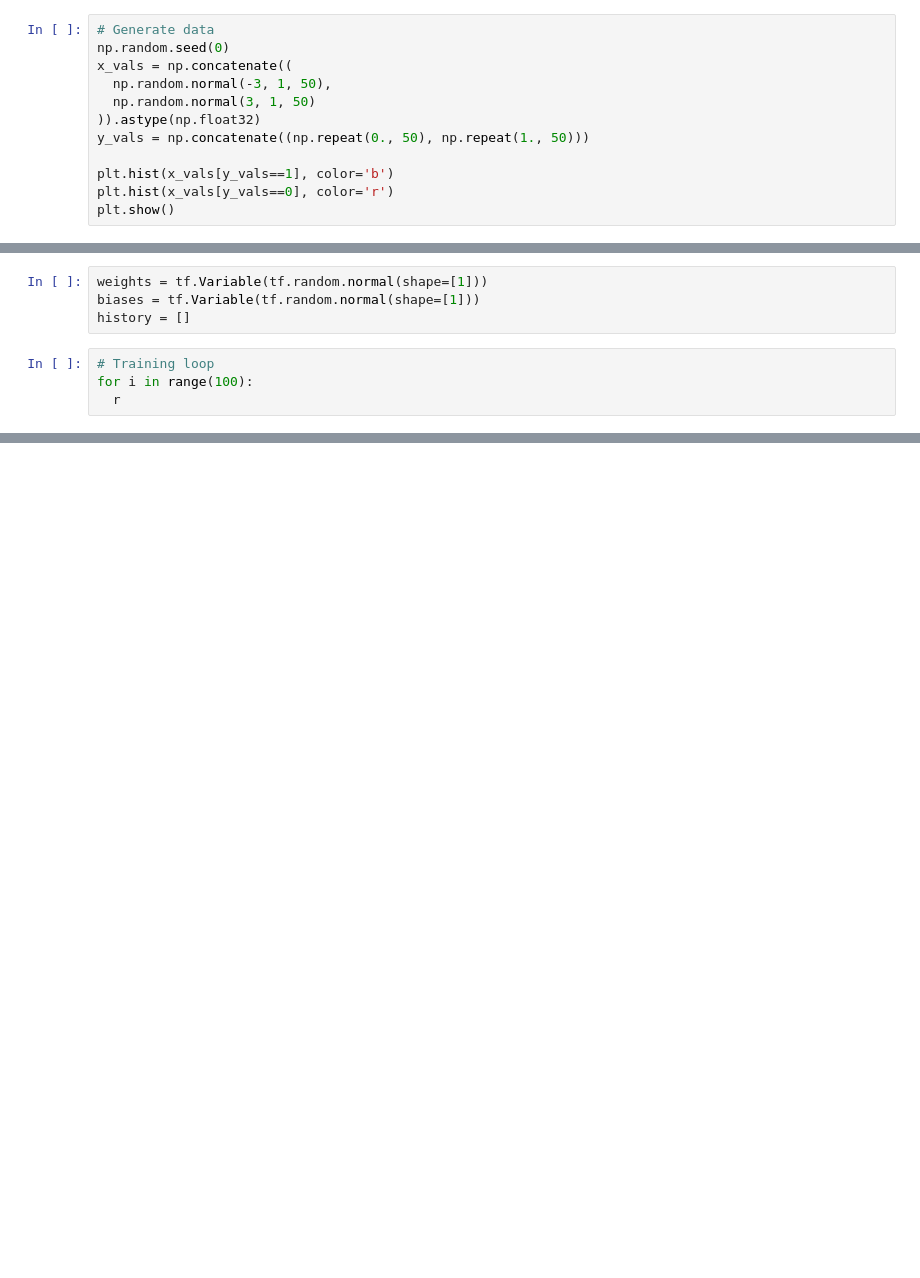
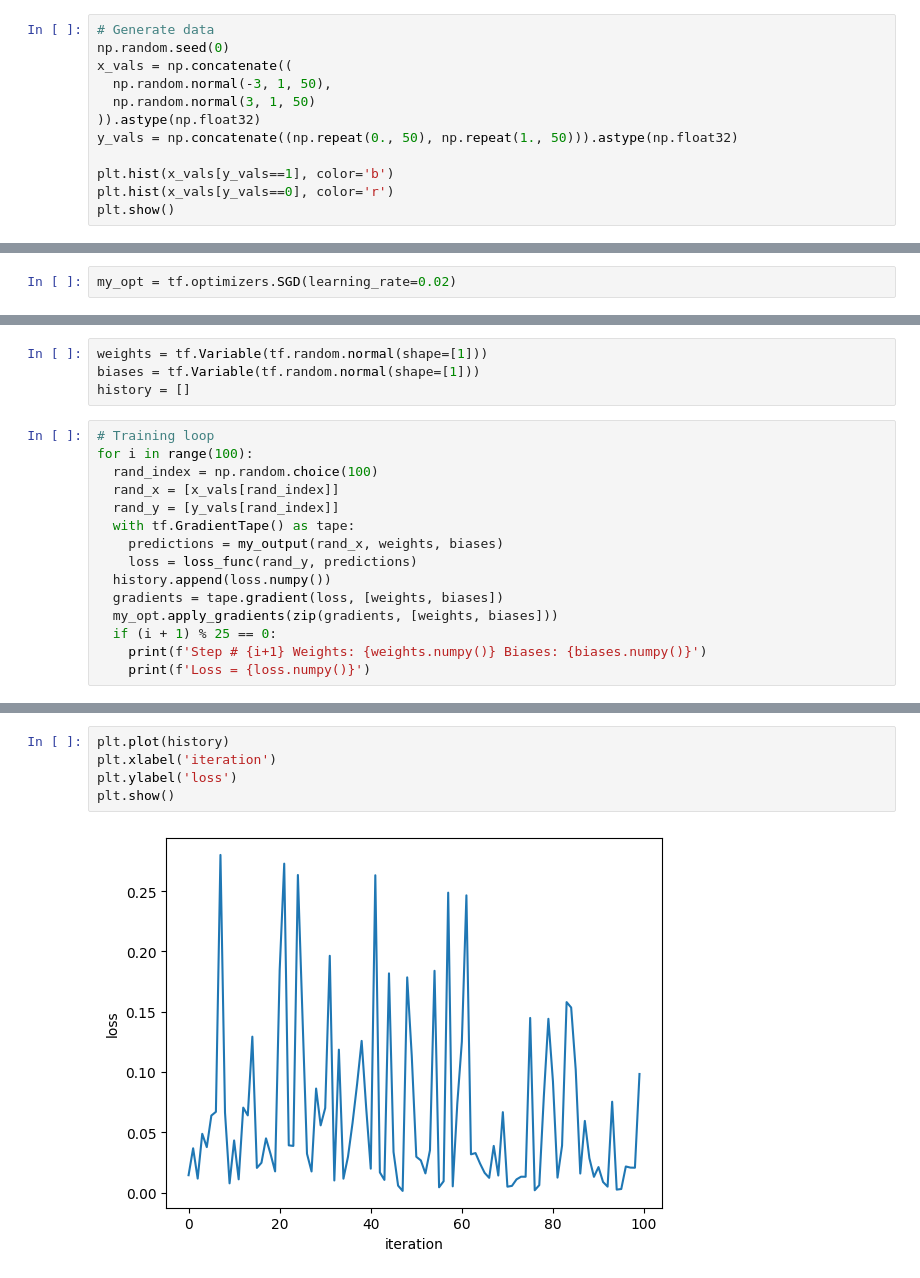
Before and after one commit to minimartzz/tensorflow-cookbook, a Jupyter notebook: ch2 tensorflow way/tensorflow-way.ipynb, the cells around one changed output, grey strips where cells are left out. Cells and saved outputs as stored; diff of their text form; blank space fills up the shorter version.

Commit message:
Update: Completed backpropagation and batch training sections

```diff
--- a/ch2 tensorflow way/tensorflow-way.ipynb
+++ b/ch2 tensorflow way/tensorflow-way.ipynb
@@ -475,13 +475,15 @@ x_vals = np.concatenate((
   np.random.normal(-3, 1, 50),
   np.random.normal(3, 1, 50)
 )).astype(np.float32)
-y_vals = np.concatenate((np.repeat(0., 50), np.repeat(1., 50)))
+y_vals = np.concatenate((np.repeat(0., 50), np.repeat(1., 50))).astype(np.float32)
 
 plt.hist(x_vals[y_vals==1], color='b')
 plt.hist(x_vals[y_vals==0], color='r')
 plt.show()
 # %% [output]
 [figure]
+# %%
+my_opt = tf.optimizers.SGD(learning_rate=0.02)
 # %%
 def loss_func(y_true, y_pred):
   return tf.reduce_mean(tf.nn.sigmoid_cross_entropy_with_logits(
@@ -492,7 +494,18 @@ def loss_func(y_true, y_pred):
 weights = tf.Variable(tf.random.normal(shape=[1]))
 biases = tf.Variable(tf.random.normal(shape=[1]))
 history = []
-# %%
-# Training loop
-for i in range(100):
-  r
+# %%
+# Training loop
+for i in range(100):
+  rand_index = np.random.choice(100)
+  rand_x = [x_vals[rand_index]]
+  rand_y = [y_vals[rand_index]]
+  with tf.GradientTape() as tape:
+    predictions = my_output(rand_x, weights, biases)
+    loss = loss_func(rand_y, predictions)
+  history.append(loss.numpy())
+  gradients = tape.gradient(loss, [weights, biases])
+  my_opt.apply_gradients(zip(gradients, [weights, biases]))
+  if (i + 1) % 25 == 0:
+    print(f'Step # {i+1} Weights: {weights.numpy()} Biases: {biases.numpy()}')
+    print(f'Loss = {loss.numpy()}')
@@ -498,0 +521,7 @@ for i in range(100):
+# %%
+plt.plot(history)
+plt.xlabel('iteration')
+plt.ylabel('loss')
+plt.show()
+# %% [output]
+[figure, added]
```
Also changed, not shown: parts of 11 cells of this notebook.
